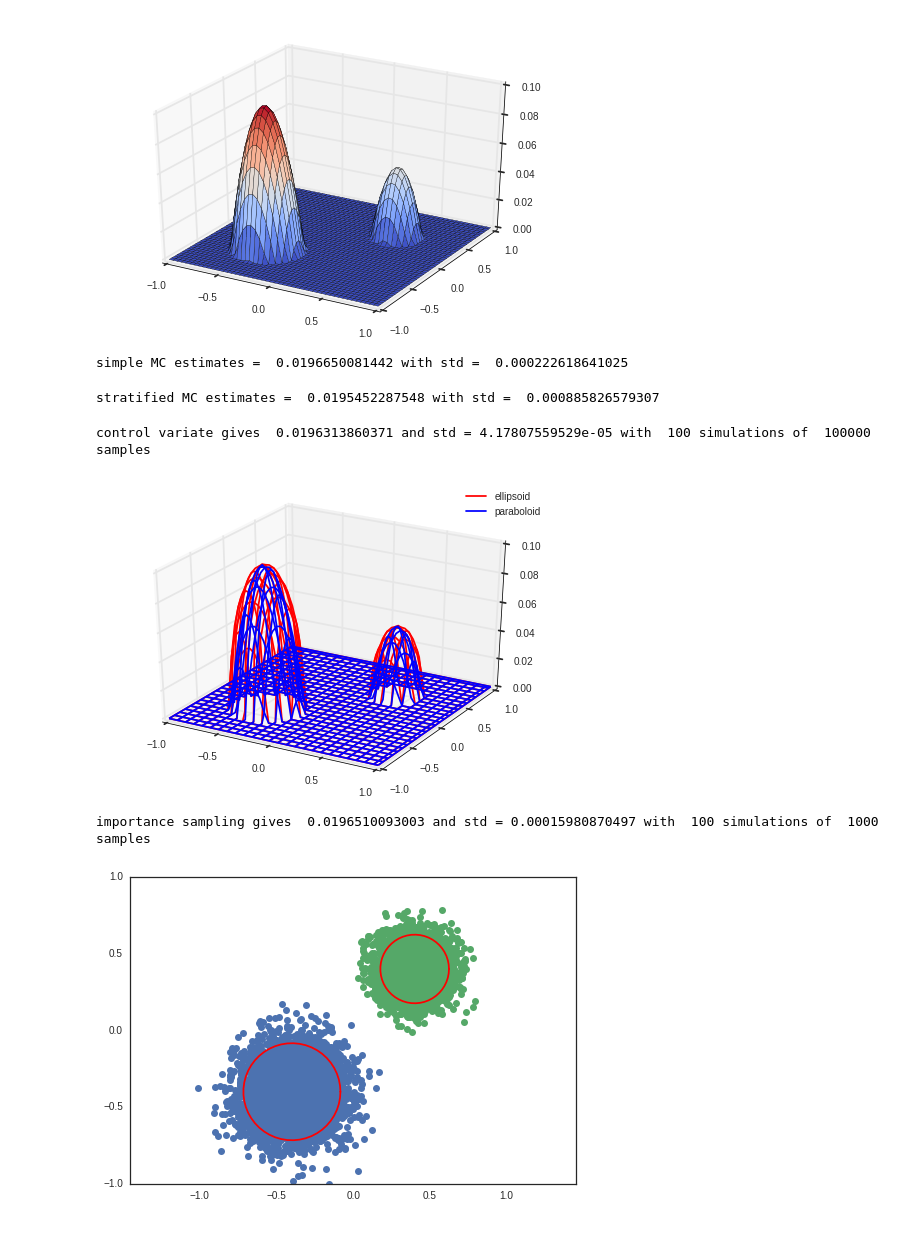
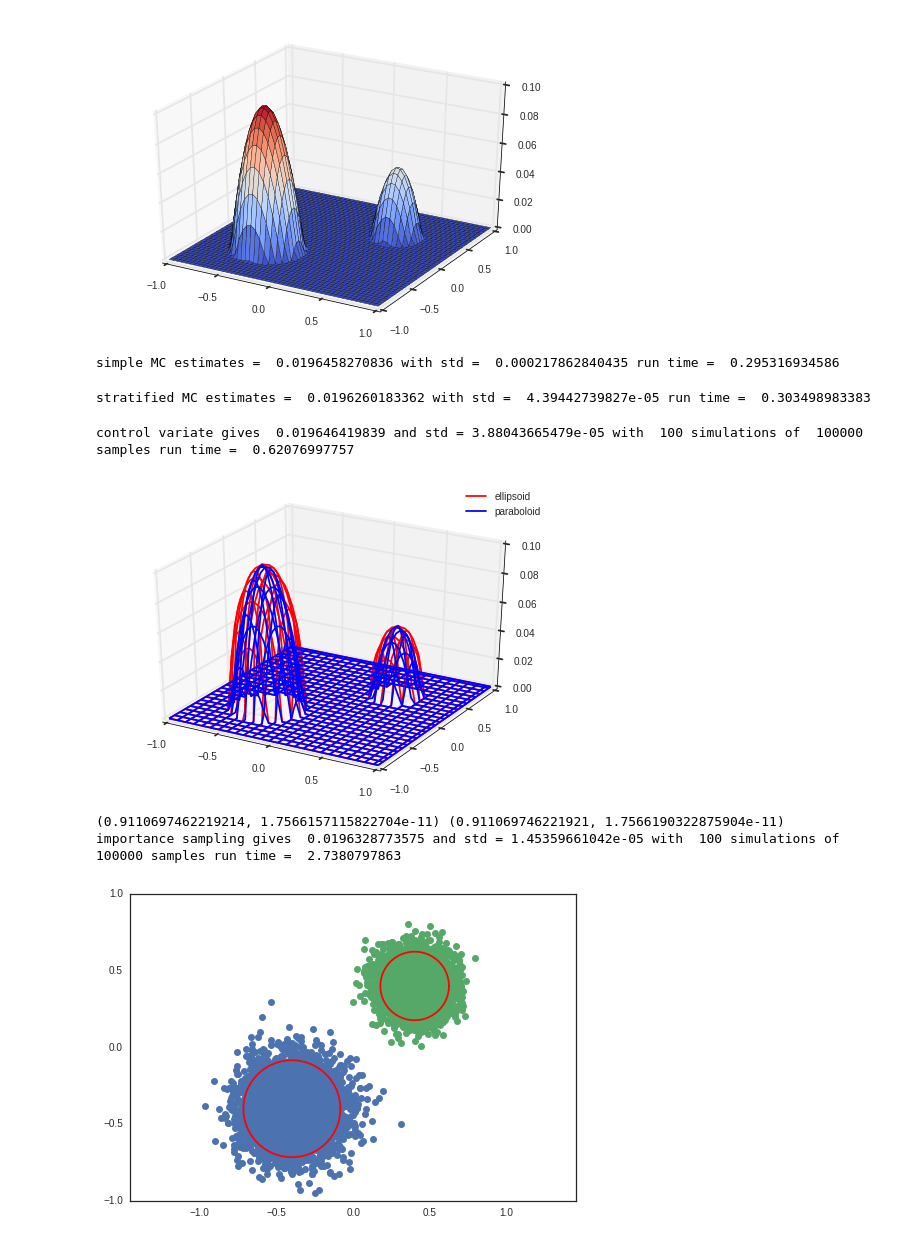
Before and after one commit to kevinchen1000/2016, a Jupyter notebook: Homework/AM207_yufengkevinchen_HW1.ipynb, the cells around one changed output. Drawn from its saved outputs; the diff is of its cells as text; code cells hidden in the pictures.

```diff
--- a/Homework/AM207_yufengkevinchen_HW1.ipynb
+++ b/Homework/AM207_yufengkevinchen_HW1.ipynb
@@ -562,30 +699,34 @@ def estimate_dblint_MC(function_to_integrate, lx, ux , ly, uy, number_of_samples
 if __name__ == '__main__':
     num_samples = 100000;
     num_tries = 100;
+    start_time = time.time()
     simple_mc_val, simple_mc_result = estimate_dblint_MC(f,-1,1,-1,1,num_samples,num_tries)
-    print "simple MC estimates = ", simple_mc_val, "with std = ", simple_mc_result
+    run_time = time.time() - start_time
+    print "simple MC estimates = ", simple_mc_val, "with std = ", simple_mc_result, "run time = ", run_time
 # %% [output]
-simple MC estimates =  0.0196650081442 with std =  0.000222618641025
+simple MC estimates =  0.0196458270836 with std =  0.000217862840435 run time =  0.295316934586
 # %%
 #use stratification method
 if __name__ == '__main__':
-    num_samples = 250;
+    num_samples = 100000;
     num_tries = 100;
 
     #integrate region 1
+    start_time = time.time()
     r1 = np.sqrt(0.1)
-    strat_mc_val_1, strat_mc_result_1 = estimate_dblint_MC(f,-0.4-r1,-0.4+r1,-0.4-r1,-0.4+r1,num_samples,num_tries)
+    strat_mc_val_1, strat_mc_result_1 = estimate_dblint_MC(f,-0.4-r1,-0.4+r1,-0.4-r1,-0.4+r1,num_samples,num_tries*4/5)
     #print "stratified MC estimates = ", strat_mc_val, "with std = ", strat_mc_result
 
     #integrate region 2
     r2 = np.sqrt(0.05)
-    strat_mc_val_2, strat_mc_result_2 = estimate_dblint_MC(f,0.4-r1,0.4+r1,0.4-r1,0.4+r1,num_samples,num_tries)
+    strat_mc_val_2, strat_mc_result_2 = estimate_dblint_MC(f,0.4-r1,0.4+r1,0.4-r1,0.4+r1,num_samples,num_tries/5)
+    run_time = time.time() - start_time
 
     #report total value, b/c indepdence, add mean and variance
     print "stratified MC estimates = ", strat_mc_val_1 + strat_mc_val_2, \
-          "with std = ", np.sqrt(strat_mc_result_1**2 + strat_mc_result_2 ** 2)
+          "with std = ", np.sqrt(strat_mc_result_1**2 + strat_mc_result_2 ** 2), "run time = ", run_time
 # %% [output]
-stratified MC estimates =  0.0195452287548 with std =  0.000885826579307
+stratified MC estimates =  0.0196260183362 with std =  4.39442739827e-05 run time =  0.303498983383
 # %%
 # control variate -- use an ellipsoid to estimate
 #define the estimator function g(x)
@@ -621,6 +762,7 @@ if __name__ == '__main__':
     tau = (2.0/3)*np.pi*(0.1**2 + 0.05**2) / area
     Imc_vr = np.zeros(num_sim,dtype = 'float')
 
+    start_time = time.time()
     for i in xrange(num_sim):
 
         X = np.random.uniform(low = -1, high = 1, size = N)
@@ -637,10 +779,12 @@ if __name__ == '__main__':
         #compute estimate
         Imc_vr[i] = area *(np.mean(f_val) + b * (np.mean(g_val) - tau))
         #print Imc_vr[i]
+    run_time = time.time()-start_time
+
     print "control variate gives ", np.mean(Imc_vr), "and std =", np.std(Imc_vr), \
-          "with ", num_sim, "simulations of ", N, "samples"
+          "with ", num_sim, "simulations of ", N, "samples","run time = ", run_time
 # %% [output]
-control variate gives  0.0196313860371 and std = 4.17807559529e-05 with  100 simulations of  100000 samples
+control variate gives  0.019646419839 and std = 3.88043665479e-05 with  100 simulations of  100000 samples run time =  0.62076997757
 [figure]
 # %%
 #importance sampling through using 2 normal distribution
@@ -671,40 +815,43 @@ prob1 = scipy.integrate.dblquad(lambda x,y: rv1.pdf([x,y]),-0.4-r1,-0.4+r1,\
 prob2 = scipy.integrate.dblquad(lambda x,y: rv2.pdf([x,y]), 0.4-r2, 0.4+r2,\
                                 lambda y:  0.4 -r2, lambda y: 0.4 +r2)
 
-#print prob1, prob2
+print prob1, prob2
 
 
 num_sim = 100
-N = 1000
+N = 100000
 area = 4
 Imc_im = np.zeros(num_sim,dtype = 'float')
 
+start_time = time.time()
 for i in xrange(num_sim):
     N_1 = 0.8 * N
     x1,y1 = np.random.multivariate_normal(mean1, cov1, N).T
     ind_1 = (x1 > -0.4-r1) & (x1 < -0.4+r1) & (y1 > -0.4-r1) & (y1 < -0.4+r1)
     x1 = x1[ind_1]
     y1 = y1[ind_1]
 
     pos1 = np.empty(x1.shape + (2,))
     pos1[:,0]=x1
     pos1[:,1]=y1
     Imc_im[i] = np.mean(f(x1,y1)/rv1.pdf(pos1)) * prob1[0]
     #print np.mean(f(x1,y1))
 
     N_2 = 0.2 * N
     x2, y2 = np.random.multivariate_normal(mean2, cov2, N).T
     ind_2 = (x2 > 0.4-r2) & (x2 < 0.4+r2) & (y2 > 0.4-r2) & (y2 < 0.4+r2)
     x2 = x2[ind_2]
     y2 = y2[ind_2]
 
     pos2 = np.empty(x2.shape + (2,))
     pos2[:,0]=x2
     pos2[:,1]=y2
     Imc_im[i] = Imc_im[i] + np.mean(f(x2,y2)/rv2.pdf(pos2)) * prob2[0]
 
+run_time = time.time()-start_time
 print "importance sampling gives ", np.mean(Imc_im), "and std =", np.std(Imc_im), \
-      "with ", num_sim, "simulations of ", N, "samples"
+      "with ", num_sim, "simulations of ", N, "samples","run time = ", run_time
 # %% [output]
-importance sampling gives  0.0196510093003 and std = 0.00015980870497 with  100 simulations of  1000 samples
+(0.9110697462219214, 1.7566157115822704e-11) (0.911069746221921, 1.7566190322875904e-11)
+importance sampling gives  0.0196328773575 and std = 1.45359661042e-05 with  100 simulations of  100000 samples run time =  2.7380797863
-[figure, old version]
+[figure, new version]
```
Also changed, not shown: parts of 12 cells of this notebook.
